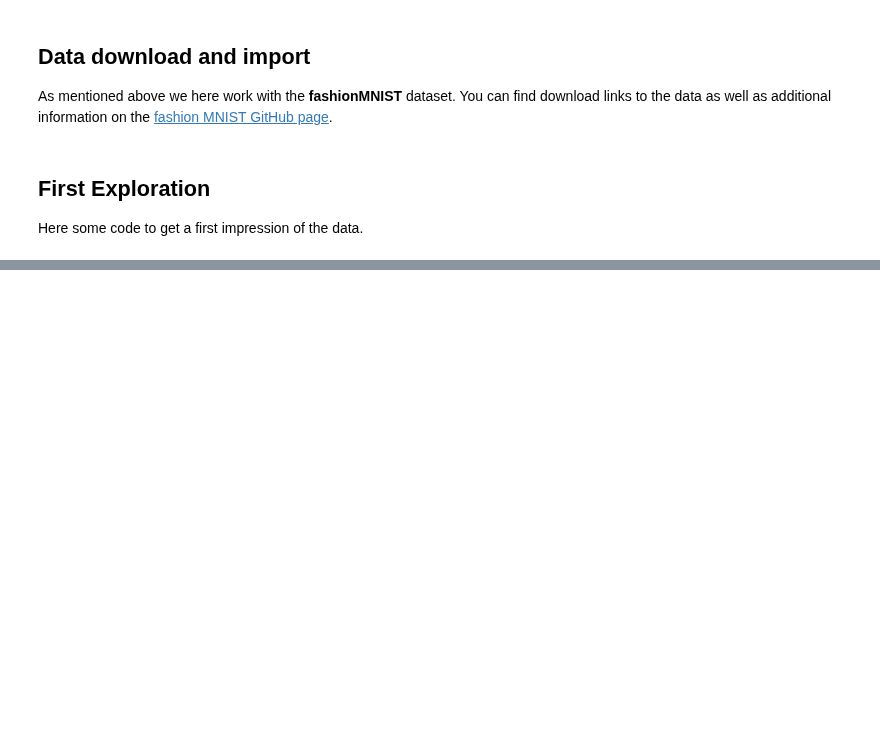
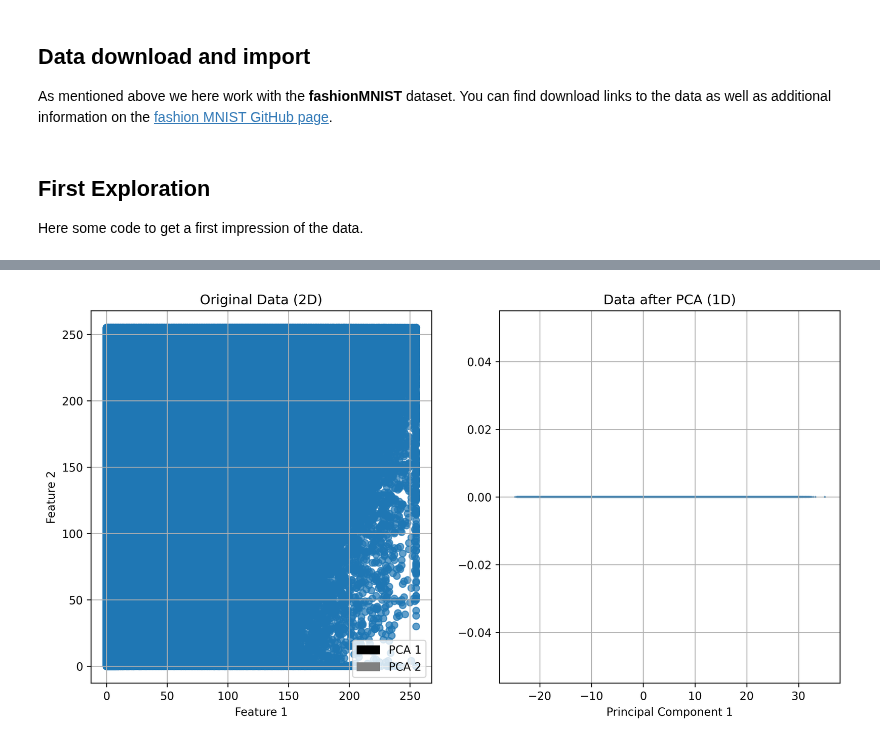
Before and after one commit to Knerten0815/data_science_course, a Jupyter notebook: notebooks/portfolio 2/data_science_MMI_portfolio_02_fashionMNIST_template.ipynb, the cells around one changed output, grey strips where cells are left out. Drawn from its saved outputs; the diff is of its cells as text; code cells hidden in the pictures; blank space fills up the shorter version.

```diff
--- a/notebooks/portfolio 2/data_science_MMI_portfolio_02_fashionMNIST_template.ipynb
+++ b/notebooks/portfolio 2/data_science_MMI_portfolio_02_fashionMNIST_template.ipynb
@@ -144,0 +164,10 @@ plt.show()
+# %%
+X_flat = images_train.reshape(images_train.shape[0], -1)
+
+# Standardize the features
+scaler = StandardScaler()
+X_std = scaler.fit_transform(X_flat)
+
+# Apply PCA
+pca = PCA(n_components=2)
+X_pca = pca.fit_transform(X_std)
@@ -144,0 +194,24 @@ plt.show()
+# %%
+# Plotting the original data and the principal component
+fig, (ax1, ax2) = plt.subplots(1, 2, figsize=(12, 6), dpi=300)
+
+# Original Data (before PCA)
+ax1.scatter(images_train[:, 0], images_train[:, 1], alpha=0.7)
+ax1.arrow(0, 0, pca.components_[0, 0], pca.components_[0, 1], width = 0.03, color="black", label="PCA 1")
+ax1.arrow(0, 0, pca.components_[1, 0], pca.components_[1, 1], width = 0.03, color="gray", label="PCA 2")
+ax1.set_title("Original Data (2D)")
+ax1.set_xlabel("Feature 1")
+ax1.set_ylabel("Feature 2")
+ax1.grid(True)
+ax1.legend()
+
+# Data after PCA transformation
+ax2.scatter(X_pca[:, 0], np.zeros(len(X_pca)), alpha=0.7, s=1)
+ax2.set_title("Data after PCA (1D)")
+ax2.set_xlabel("Principal Component 1")
+ax2.grid(True)
+
+#plt.tight_layout()
+plt.show()
+# %% [output]
+[figure, added]
```
Also changed, not shown: parts of 10 cells of this notebook.
